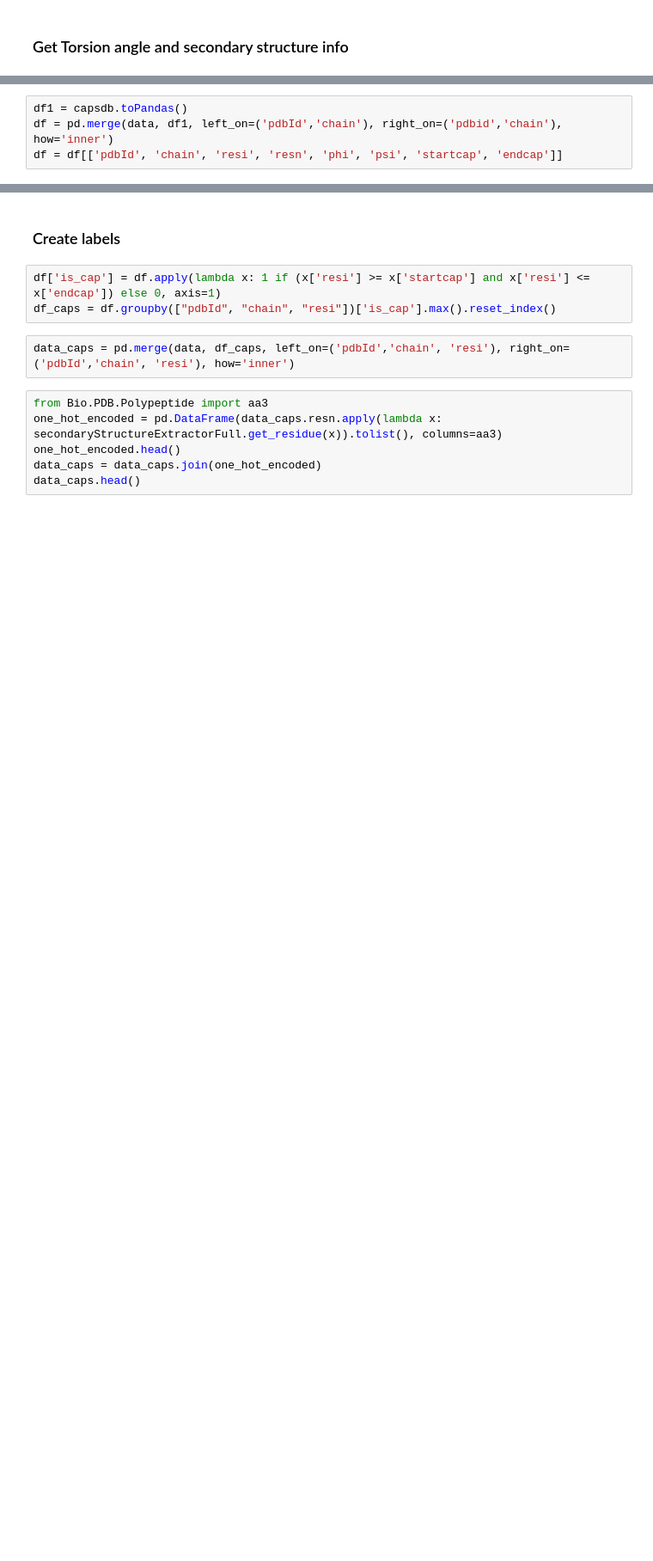
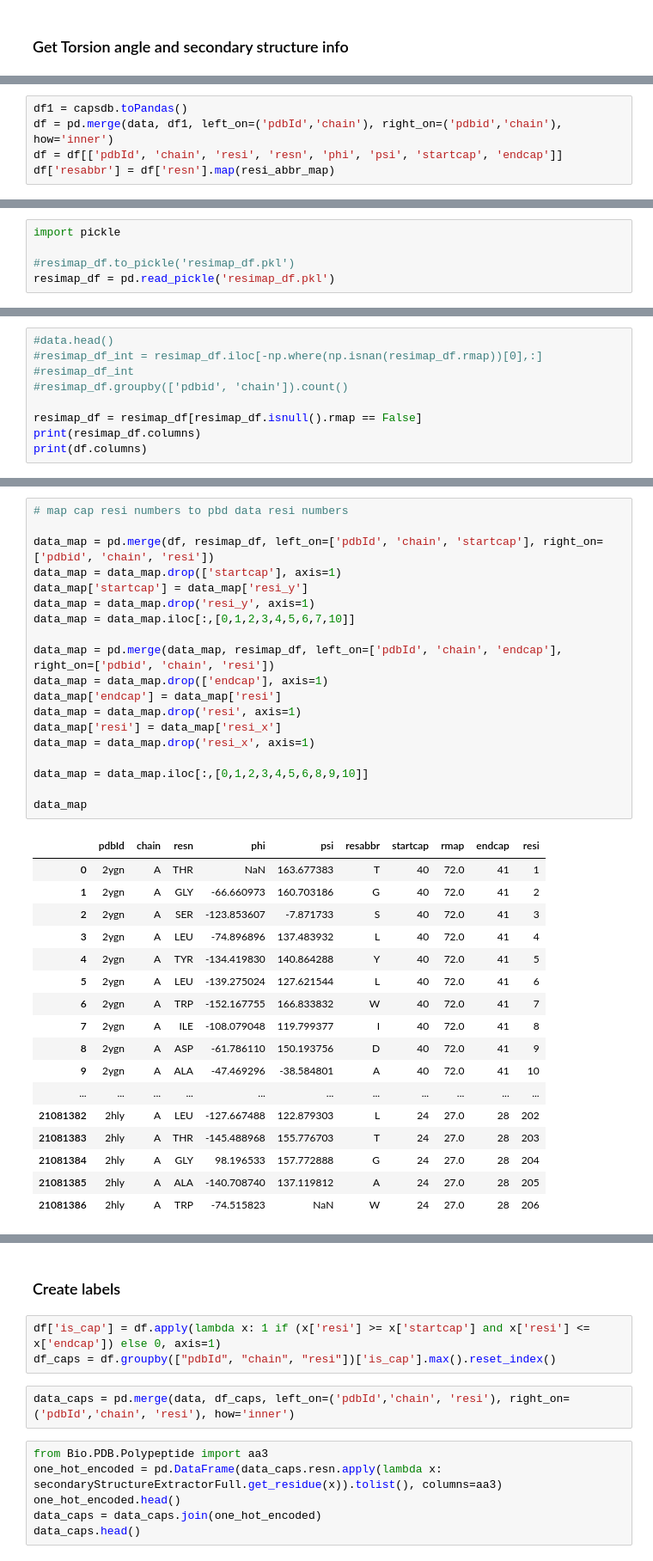
Before and after one commit to bouralab/ProteinFragmenter, a Jupyter notebook: CapsDB-preprocdata.ipynb, the cells around one changed output, grey strips where cells are left out. Shown: that part at 86% size. Cells and saved outputs as stored; diff of their text form; blank space fills up the shorter version.

Commit message:
Added code to use mapping functions to map CAPS-DB start and end positions to PDBe residue numbering.

```diff
--- a/CapsDB-preprocdata.ipynb
+++ b/CapsDB-preprocdata.ipynb
@@ -60,3 +82,4 @@ capsdb = sqlContext.read.parquet('caps_descriptors.parquet')
 df1 = capsdb.toPandas()
 df = pd.merge(data, df1, left_on=('pdbId','chain'), right_on=('pdbid','chain'), how='inner')
 df = df[['pdbId', 'chain', 'resi', 'resn', 'phi', 'psi', 'startcap', 'endcap']]
+df['resabbr'] = df['resn'].map(resi_abbr_map)
@@ -62,0 +149,5 @@ df = df[['pdbId', 'chain', 'resi', 'resn', 'phi', 'psi', 'startcap', 'endcap']]
+# %%
+import pickle
+
+#resimap_df.to_pickle('resimap_df.pkl')
+resimap_df = pd.read_pickle('resimap_df.pkl')
@@ -62,0 +179,9 @@ df = df[['pdbId', 'chain', 'resi', 'resn', 'phi', 'psi', 'startcap', 'endcap']]
+# %%
+#data.head()
+#resimap_df_int = resimap_df.iloc[-np.where(np.isnan(resimap_df.rmap))[0],:]
+#resimap_df_int
+#resimap_df.groupby(['pdbid', 'chain']).count()
+
+resimap_df = resimap_df[resimap_df.isnull().rmap == False]
+print(resimap_df.columns)
+print(df.columns)
@@ -62,0 +193,37 @@ df = df[['pdbId', 'chain', 'resi', 'resn', 'phi', 'psi', 'startcap', 'endcap']]
+# %%
+# map cap resi numbers to pbd data resi numbers
+
+data_map = pd.merge(df, resimap_df, left_on=['pdbId', 'chain', 'startcap'], right_on=['pdbid', 'chain', 'resi'])
+data_map = data_map.drop(['startcap'], axis=1)
+data_map['startcap'] = data_map['resi_y']
+data_map = data_map.drop('resi_y', axis=1)
+data_map = data_map.iloc[:,[0,1,2,3,4,5,6,7,10]]
+
+data_map = pd.merge(data_map, resimap_df, left_on=['pdbId', 'chain', 'endcap'], right_on=['pdbid', 'chain', 'resi'])
+data_map = data_map.drop(['endcap'], axis=1)
+data_map['endcap'] = data_map['resi']
+data_map = data_map.drop('resi', axis=1)
+data_map['resi'] = data_map['resi_x']
+data_map = data_map.drop('resi_x', axis=1)
+
+data_map = data_map.iloc[:,[0,1,2,3,4,5,6,8,9,10]]
+
+data_map
+# %% [output]
+|  | pdbId | chain | resn | phi | psi | resabbr | startcap | rmap | endcap | resi |
+| 0 | 2ygn | A | THR | NaN | 163.677383 | T | 40 | 72.0 | 41 | 1 |
+| 1 | 2ygn | A | GLY | -66.660973 | 160.703186 | G | 40 | 72.0 | 41 | 2 |
+| 2 | 2ygn | A | SER | -123.853607 | -7.871733 | S | 40 | 72.0 | 41 | 3 |
+| 3 | 2ygn | A | LEU | -74.896896 | 137.483932 | L | 40 | 72.0 | 41 | 4 |
+| 4 | 2ygn | A | TYR | -134.419830 | 140.864288 | Y | 40 | 72.0 | 41 | 5 |
+| 5 | 2ygn | A | LEU | -139.275024 | 127.621544 | L | 40 | 72.0 | 41 | 6 |
+| 6 | 2ygn | A | TRP | -152.167755 | 166.833832 | W | 40 | 72.0 | 41 | 7 |
+| 7 | 2ygn | A | ILE | -108.079048 | 119.799377 | I | 40 | 72.0 | 41 | 8 |
+| 8 | 2ygn | A | ASP | -61.786110 | 150.193756 | D | 40 | 72.0 | 41 | 9 |
+| 9 | 2ygn | A | ALA | -47.469296 | -38.584801 | A | 40 | 72.0 | 41 | 10 |
+| ... | ... | ... | ... | ... | ... | ... | ... | ... | ... | ... |
+| 21081382 | 2hly | A | LEU | -127.667488 | 122.879303 | L | 24 | 27.0 | 28 | 202 |
+| 21081383 | 2hly | A | THR | -145.488968 | 155.776703 | T | 24 | 27.0 | 28 | 203 |
+| 21081384 | 2hly | A | GLY | 98.196533 | 157.772888 | G | 24 | 27.0 | 28 | 204 |
+| 21081385 | 2hly | A | ALA | -140.708740 | 137.119812 | A | 24 | 27.0 | 28 | 205 |
+| 21081386 | 2hly | A | TRP | -74.515823 | NaN | W | 24 | 27.0 | 28 | 206 |
```
Also changed, not shown: parts of 14 cells of this notebook.
